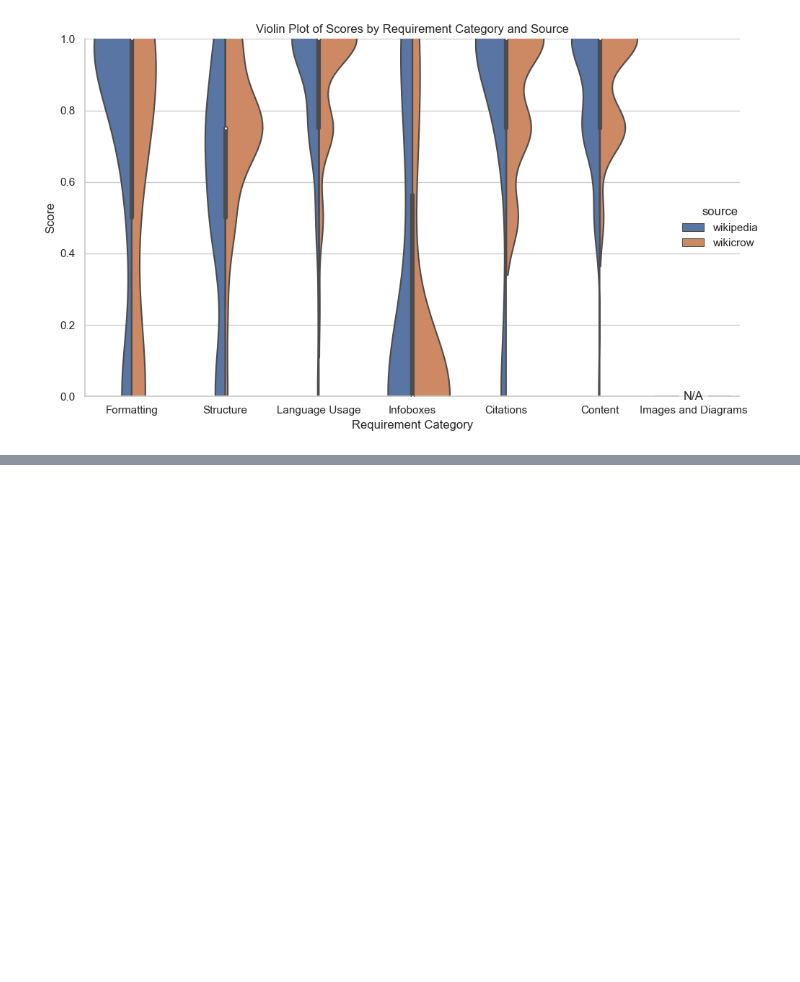
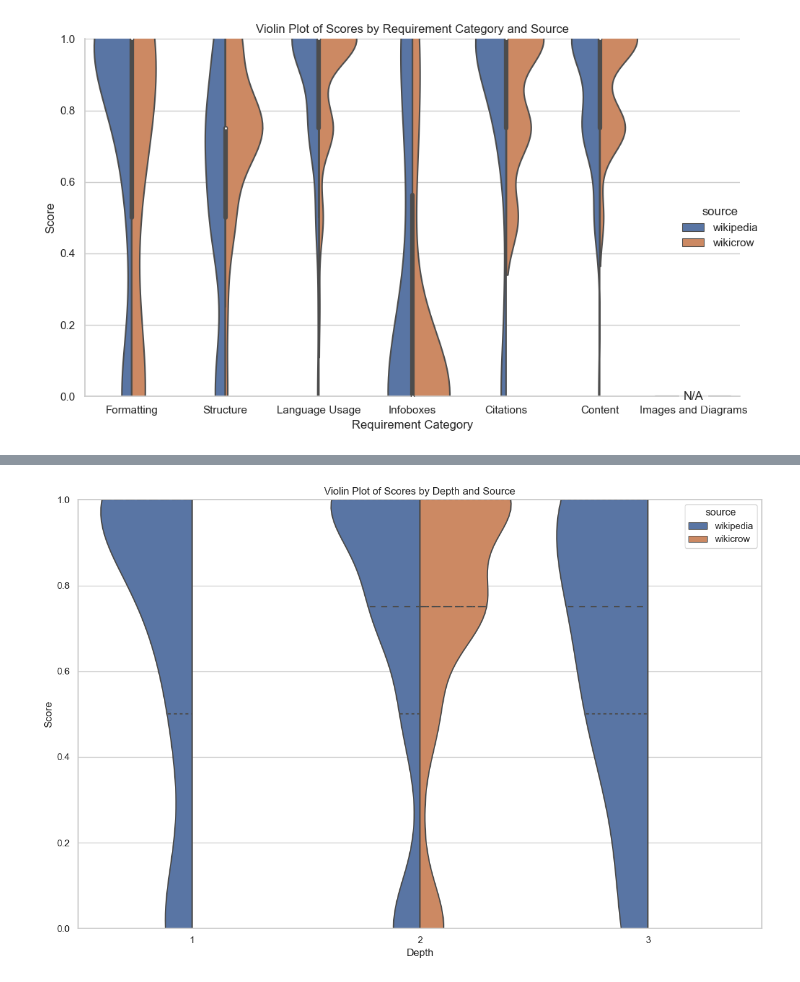
Before and after one commit to mzargham/autoreview-analysis, a Jupyter notebook: analysis.ipynb, the cells around one changed output, grey strips where cells are left out. Drawn from its saved outputs; the diff is of its cells as text; code cells hidden in the pictures; blank space fills up the shorter version.

```diff
--- a/analysis.ipynb
+++ b/analysis.ipynb
@@ -303,0 +365,16 @@ plt.show()
+# %%
+#plot depth against scores
+plt.figure(figsize=(12, 8))
+
+# Create a violin plot
+sns.violinplot(data=df_reset, x='depth', y='score', hue='source', split=True, inner='quartile')
+
+plt.title('Violin Plot of Scores by Depth and Source')
+plt.xlabel('Depth')
+plt.ylabel('Score')
+plt.ylim(0, 1)  # Set y-axis limits to [0, 1]
+
+plt.tight_layout()
+plt.show()
+# %% [output]
+[figure, added]
```
Also changed, not shown: parts of 7 cells of this notebook.
